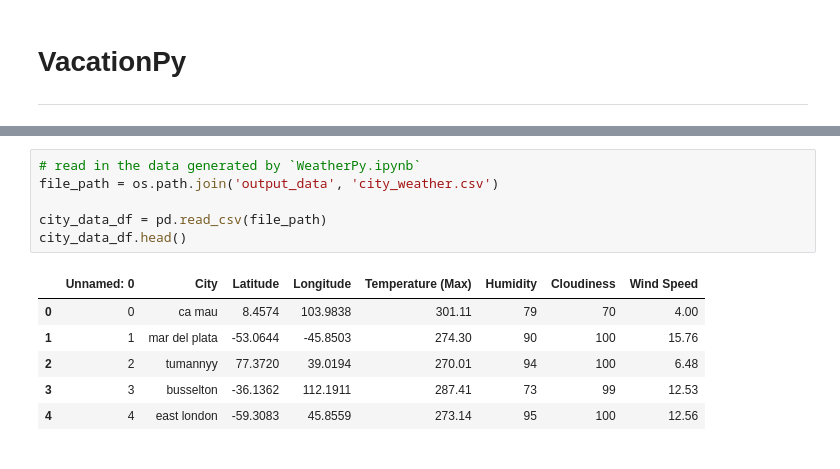
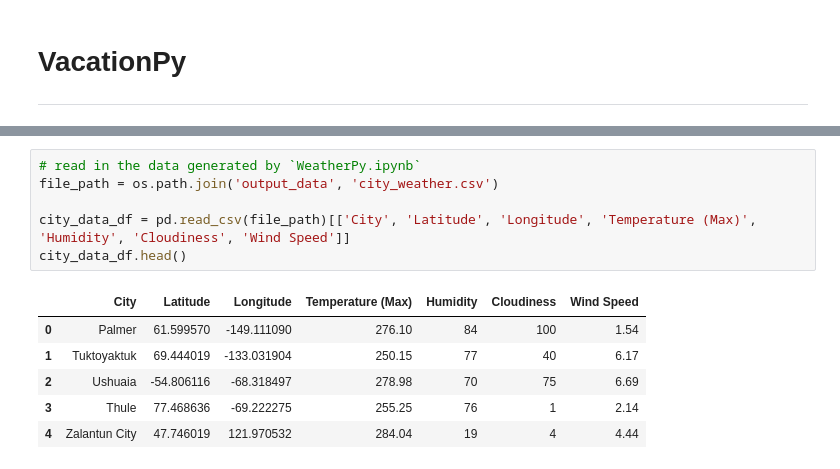
Before and after one commit to dmldatasci/citipy-geoapify-apis, a Jupyter notebook: VacationPy.ipynb, the cells around one changed output, grey strips where cells are left out. Cells and saved outputs as stored; diff of their text form.

```diff
--- a/VacationPy.ipynb
+++ b/VacationPy.ipynb
@@ -16,13 +13,13 @@ from api_keys import geoapify_key
 # %%
 # read in the data generated by `WeatherPy.ipynb`
 file_path = os.path.join('output_data', 'city_weather.csv')
 
-city_data_df = pd.read_csv(file_path)
+city_data_df = pd.read_csv(file_path)[['City', 'Latitude', 'Longitude', 'Temperature (Max)', 'Humidity', 'Cloudiness', 'Wind Speed']]
 city_data_df.head()
 # %% [output]
-|  | Unnamed: 0 | City | Latitude | Longitude | Temperature (Max) | Humidity | Cloudiness | Wind Speed |
-| 0 | 0 | ca mau | 8.4574 | 103.9838 | 301.11 | 79 | 70 | 4.00 |
-| 1 | 1 | mar del plata | -53.0644 | -45.8503 | 274.30 | 90 | 100 | 15.76 |
-| 2 | 2 | tumannyy | 77.3720 | 39.0194 | 270.01 | 94 | 100 | 6.48 |
-| 3 | 3 | busselton | -36.1362 | 112.1911 | 287.41 | 73 | 99 | 12.53 |
-| 4 | 4 | east london | -59.3083 | 45.8559 | 273.14 | 95 | 100 | 12.56 |
+|  | City | Latitude | Longitude | Temperature (Max) | Humidity | Cloudiness | Wind Speed |
+| 0 | Palmer | 61.599570 | -149.111090 | 276.10 | 84 | 100 | 1.54 |
+| 1 | Tuktoyaktuk | 69.444019 | -133.031904 | 250.15 | 77 | 40 | 6.17 |
+| 2 | Ushuaia | -54.806116 | -68.318497 | 278.98 | 70 | 75 | 6.69 |
+| 3 | Thule | 77.468636 | -69.222275 | 255.25 | 76 | 1 | 2.14 |
+| 4 | Zalantun City | 47.746019 | 121.970532 | 284.04 | 19 | 4 | 4.44 |
```
Also changed, not shown: parts of 2 cells of this notebook, 7 other files.
